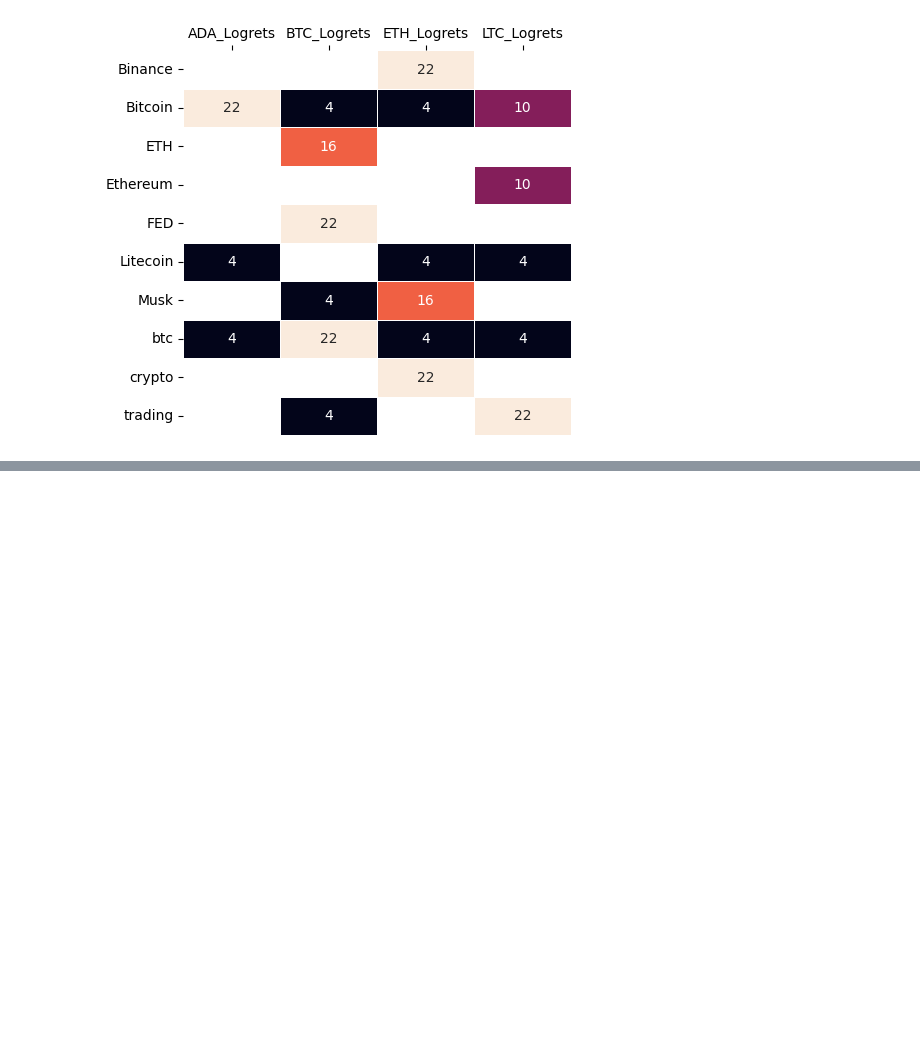
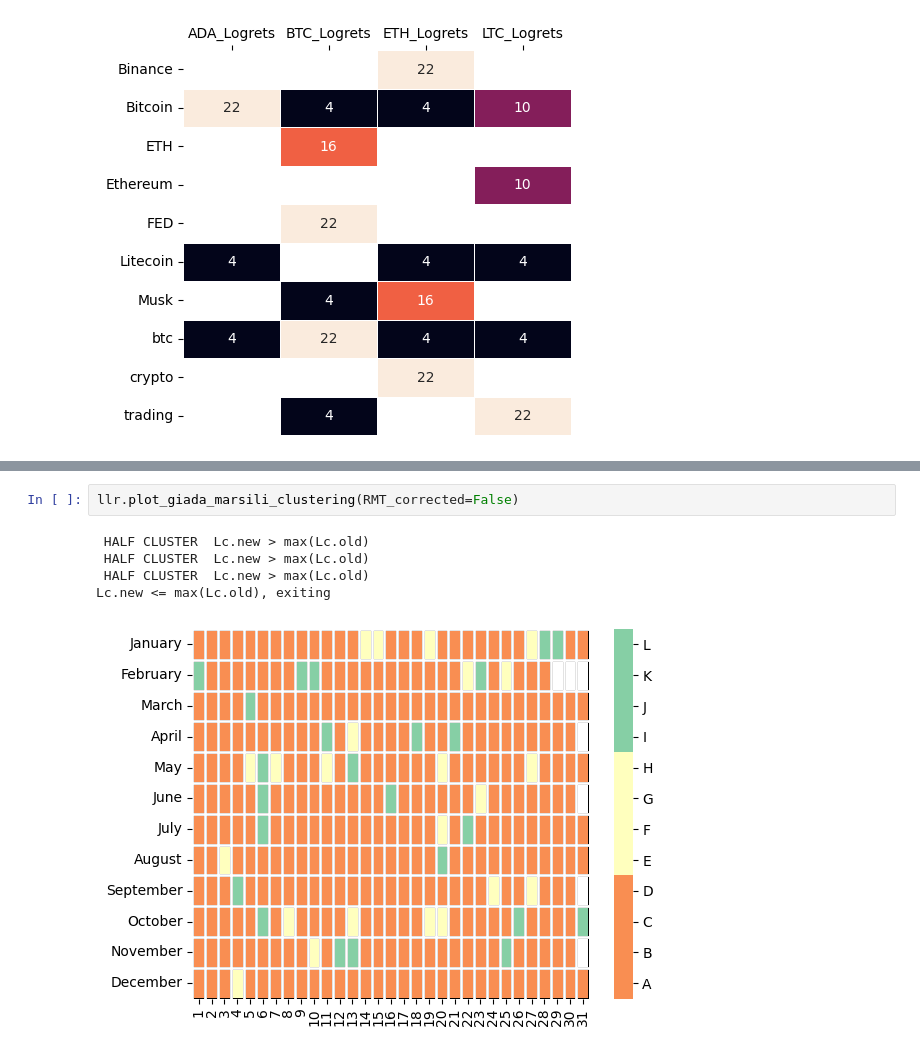
Before and after one commit to joanne-affolter/Financial-big-data, a Jupyter notebook: Results.ipynb, the cells around one changed output, grey strips where cells are left out. Cells and saved outputs as stored; diff of their text form; blank space fills up the shorter version.

```diff
--- a/Results.ipynb
+++ b/Results.ipynb
@@ -158,0 +173,8 @@ te.information_delay(res_ind, "info_delay_bTE2")
+# %%
+llr.plot_giada_marsili_clustering(RMT_corrected=False)
+# %% [output]
+ HALF CLUSTER  Lc.new > max(Lc.old)
+ HALF CLUSTER  Lc.new > max(Lc.old)
+ HALF CLUSTER  Lc.new > max(Lc.old)
+Lc.new <= max(Lc.old), exiting
+[figure, added]
```
Also changed, not shown: parts of 5 cells of this notebook, 4 other files.
